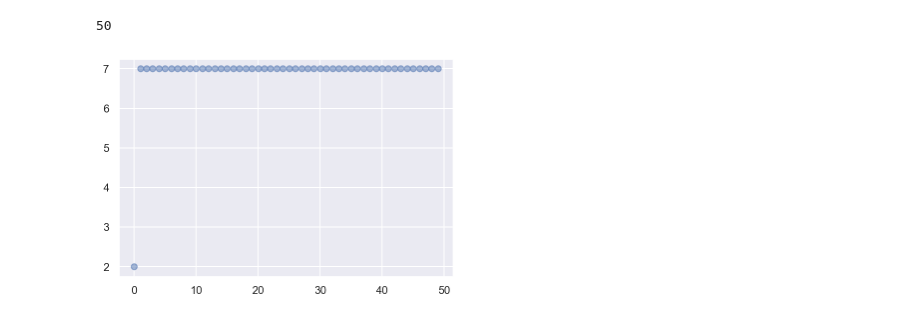
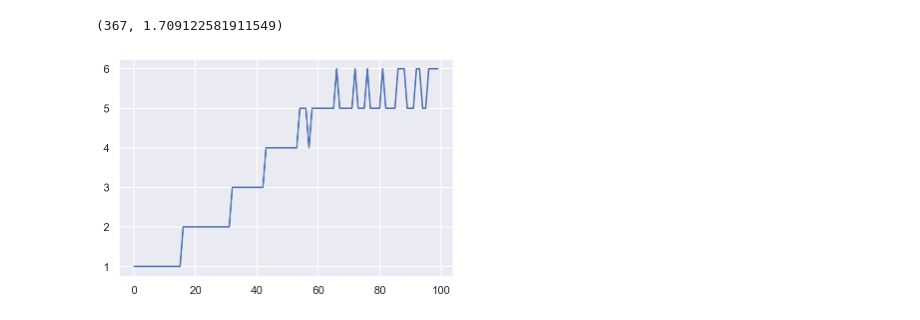
Before and after one commit to AurelienNioche/ActiveTeachingCollaborative, a Jupyter notebook: planning/teaching/using-stable-baselines.ipynb, the cells around one changed output. Drawn from its saved outputs; the diff is of its cells as text; code cells hidden in the pictures.

```diff
--- a/planning/teaching/using-stable-baselines.ipynb
+++ b/planning/teaching/using-stable-baselines.ipynb
@@ -147,6 +134,9 @@ class CustomCallback(BaseCallback):
 # %%
-env = Environment(t_max=50, alpha=0.2)
-# Define and Train the agent
-iterations = env.t_max*1000
-callback = CustomCallback(iterations)
-model = PPO('MlpPolicy', env).learn(iterations, n_eval_episodes=1, callback=callback)
+env = Environment(t_max=100, alpha=0.2, tau=0.9)
+model = A2C('MlpPolicy', env)
+
+iterations = env.t_max*2000
+check_freq = 500
+
+with ProgressBarManager(iterations, env, check_freq) as callback:
+    model = model.learn(iterations, callback=callback)
@@ -155,13 +147,13 @@ rewards = []
 actions = []
 
 obs = env.reset()
-for i in range(10000):
+while True:
     action, _state = model.predict(obs, deterministic=True)
     obs, reward, done, info = env.step(action)
 
     rewards.append(reward)
     actions.append(action)
-    # env.render()
+
     if done:
         obs = env.reset()
         break
@@ -172,8 +160,6 @@ plt.plot(rewards);
-# %%
-len(rewards)
-# %% [output]
-50
-# %%
-plt.scatter(np.arange(env.t_max), actions, alpha=0.5);
-# %% [output]
-[figure, removed]
+# %%
+plt.plot(rewards)
+np.sum(rewards), np.std(rewards)
+# %% [output]
+(367, 1.709122581911549)
+[figure, added]
```
Also changed, not shown: parts of 13 cells of this notebook.
